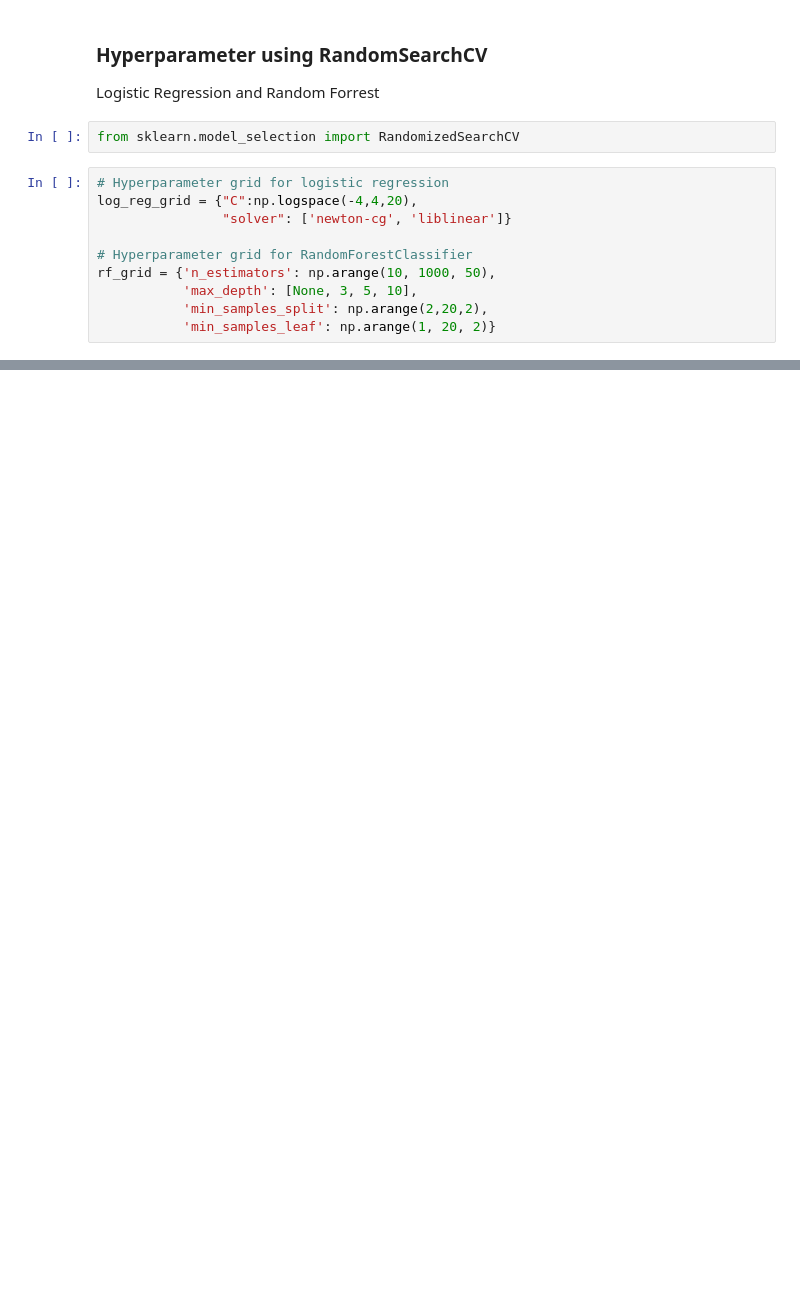
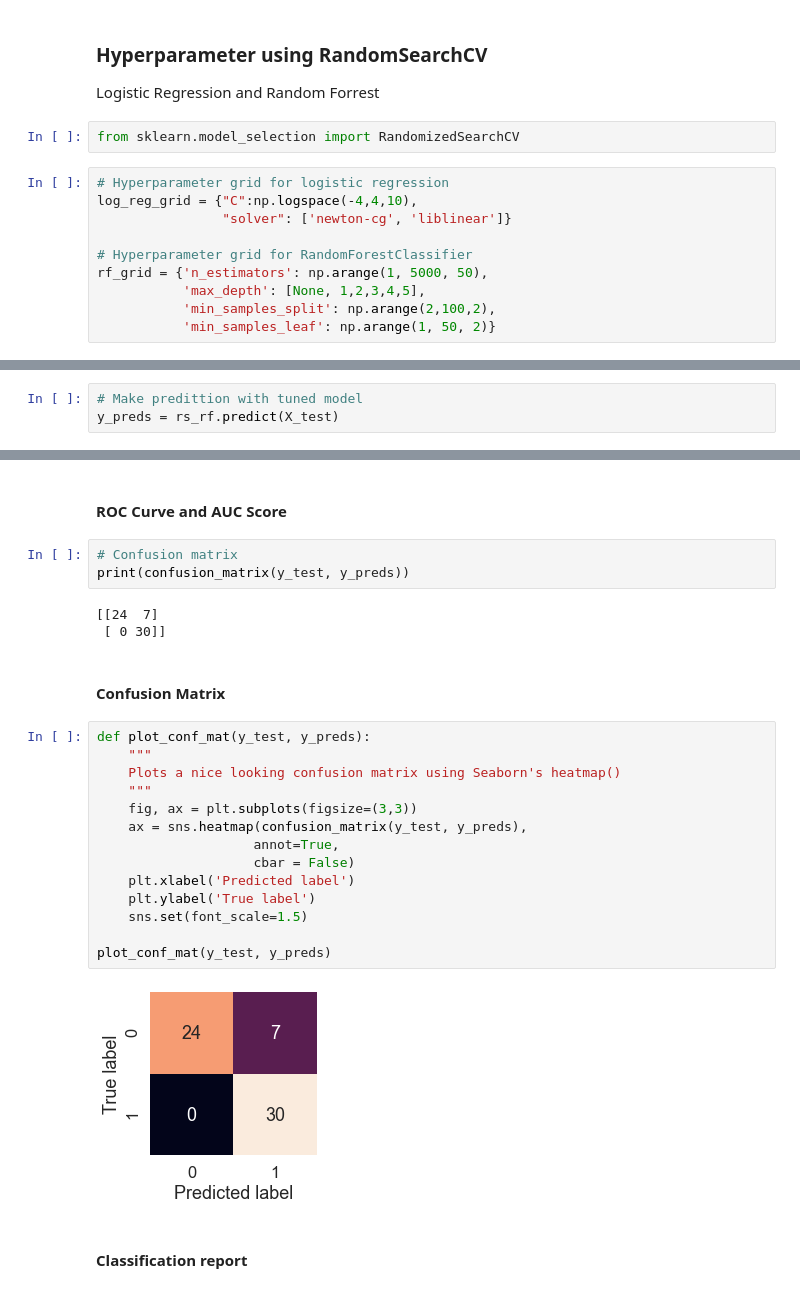
Before and after one commit to LM-01/ML_heart_disease_classification, a Jupyter notebook: Heart_Disease_Classification.ipynb, the cells around one changed output, grey strips where cells are left out. Cells and saved outputs as stored; diff of their text form; blank space fills up the shorter version.

```diff
--- a/Heart_Disease_Classification.ipynb
+++ b/Heart_Disease_Classification.ipynb
@@ -193,14 +193,14 @@ Logistic Regression and Random Forrest
 from sklearn.model_selection import RandomizedSearchCV
 # %%
 # Hyperparameter grid for logistic regression
-log_reg_grid = {"C":np.logspace(-4,4,20),
+log_reg_grid = {"C":np.logspace(-4,4,10),
                 "solver": ['newton-cg', 'liblinear']}
 
 # Hyperparameter grid for RandomForestClassifier
-rf_grid = {'n_estimators': np.arange(10, 1000, 50),
-           'max_depth': [None, 3, 5, 10],
-           'min_samples_split': np.arange(2,20,2),
-           'min_samples_leaf': np.arange(1, 20, 2)}
+rf_grid = {'n_estimators': np.arange(1, 5000, 50),
+           'max_depth': [None, 1,2,3,4,5],
+           'min_samples_split': np.arange(2,100,2),
+           'min_samples_leaf': np.arange(1, 50, 2)}
 # %%
 # Tune LogisticRegression
 np.random.seed(100)
@@ -232,0 +333,3 @@ rs_log_reg.score(X_test, y_test)
+# %%
+# Make predittion with tuned model
+y_preds = rs_rf.predict(X_test)
@@ -232,0 +348,28 @@ rs_log_reg.score(X_test, y_test)
+# %% [markdown]
+#### ROC Curve and AUC Score
+# %%
+# Confusion matrix
+print(confusion_matrix(y_test, y_preds))
+# %% [output]
+[[24  7]
+ [ 0 30]]
+# %% [markdown]
+#### Confusion Matrix
+# %%
+def plot_conf_mat(y_test, y_preds):
+    """
+    Plots a nice looking confusion matrix using Seaborn's heatmap()
+    """
+    fig, ax = plt.subplots(figsize=(3,3))
+    ax = sns.heatmap(confusion_matrix(y_test, y_preds),
+                    annot=True,
+                    cbar = False)
+    plt.xlabel('Predicted label')
+    plt.ylabel('True label')
+    sns.set(font_scale=1.5)
+
+plot_conf_mat(y_test, y_preds)
+# %% [output]
+[figure, added]
+# %% [markdown]
+#### Classification report
```
Also changed, not shown: parts of 28 cells of this notebook.
